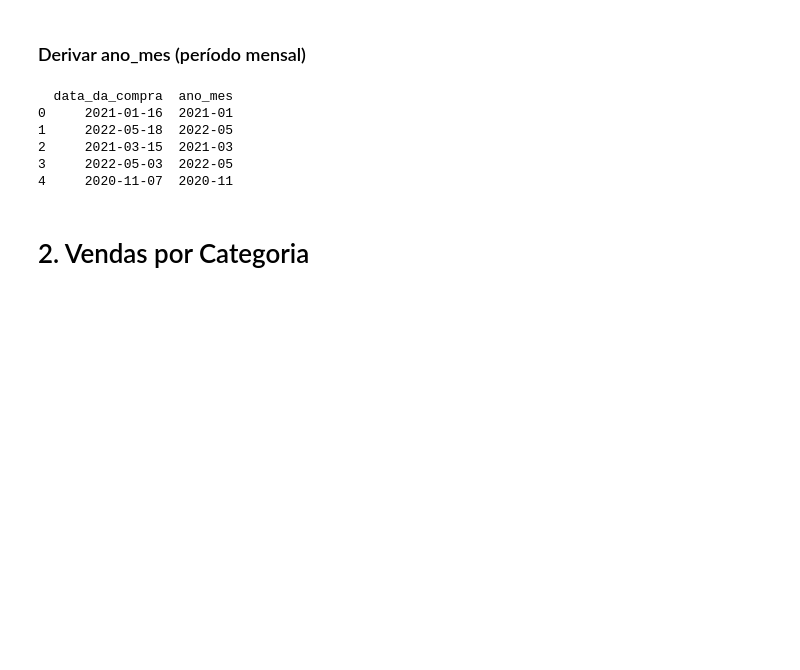
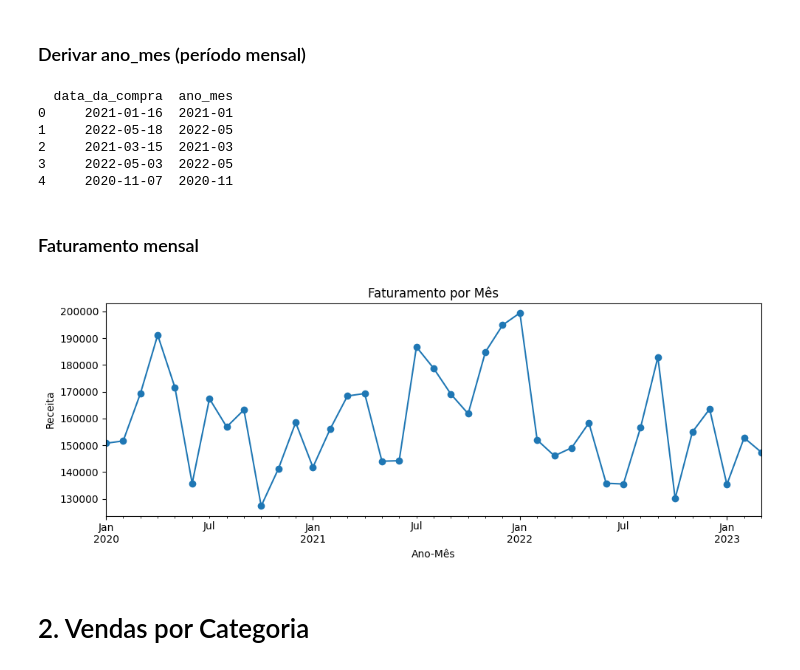
Before and after one commit to Wilson-Maciel/Store_ciencia_de_dados, a Jupyter notebook: AluraStoreBrasil.ipynb, the cells around one changed output. Drawn from its saved outputs; the diff is of its cells as text; code cells hidden in the pictures; blank space fills up the shorter version.

Commit message:
4.1.1 ajuste no trecho do  plot

```diff
--- a/AluraStoreBrasil.ipynb
+++ b/AluraStoreBrasil.ipynb
@@ -286,6 +287,21 @@ else:
 2     2021-03-15  2021-03
 3     2022-05-03  2022-05
 4     2020-11-07  2020-11
+# %% [markdown]
+### Faturamento mensal
+# %%
+
+faturamento_mensal = (dados.groupby("ano_mes")["receita"].sum().sort_index())
+
+plt.figure(figsize=(10,4))
+faturamento_mensal.plot(marker='o')
+plt.title("Faturamento por Mês")
+plt.xlabel("Ano-Mês")
+plt.ylabel("Receita")
+plt.tight_layout()
+plt.show()
+# %% [output]
+[figure, added]
 # %% [markdown]
 # 2. Vendas por Categoria
 # %% [markdown]
```
Also changed, not shown: parts of 3 cells of this notebook.
